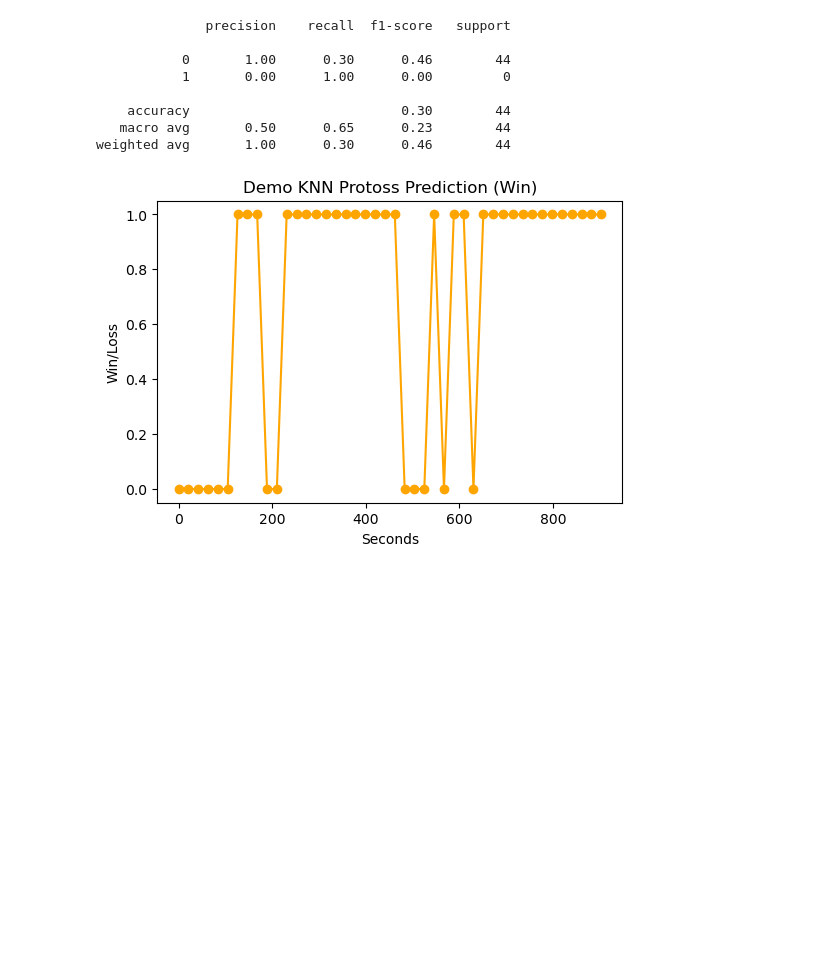
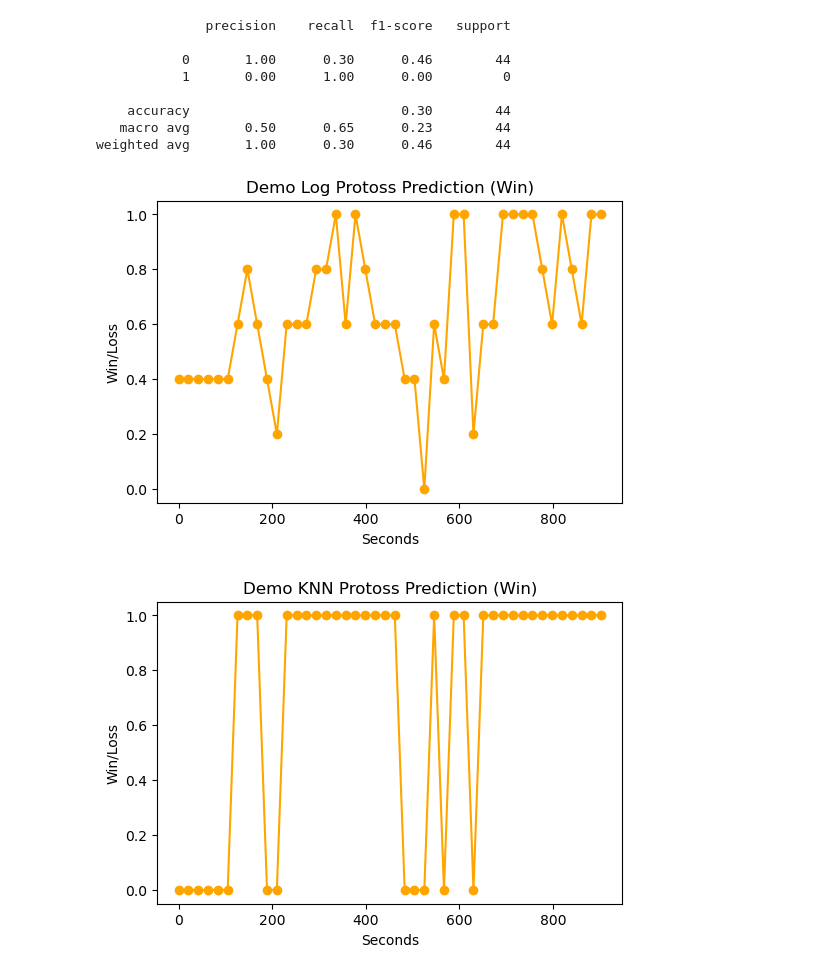
Before and after one commit to ucfcs/Fall2020-Group-20, a Jupyter notebook: notebooks/KNNdemo.ipynb, the cells around one changed output. Drawn from its saved outputs; the diff is of its cells as text; code cells hidden in the pictures; blank space fills up the shorter version.

```diff
--- a/notebooks/KNNdemo.ipynb
+++ b/notebooks/KNNdemo.ipynb
@@ -214,6 +214,24 @@ print(classification_report(Y_testZ, knn_predZerg, zero_division=1))
     accuracy                           0.30        44
    macro avg       0.50      0.65      0.23        44
 weighted avg       1.00      0.30      0.46        44
+# %%
+winProtoss = []
+winZerg = []
+
+for i in range(len(Y_testP)):
+    winProtoss.append(knn_probProtoss[i][1])
+
+for i in range(len(Y_testZ)):
+    winZerg.append(knn_probZerg[i][1])
+# %%
+plt.scatter(Y_Time, winProtoss, color='orange')
+plt.plot(Y_Time, winProtoss, color='orange')
+plt.xlabel('Seconds')
+plt.ylabel('Win/Loss')
+plt.title('Demo Log Protoss Prediction (Win)')
+plt.show()
+# %% [output]
+[figure, added]
 # %%
 plt.scatter(Y_Time, knn_predProtoss, color='orange')
 plt.plot(Y_Time, knn_predProtoss, color='orange')
```
Also changed, not shown: parts of 1 cell of this notebook, 3 other files.
